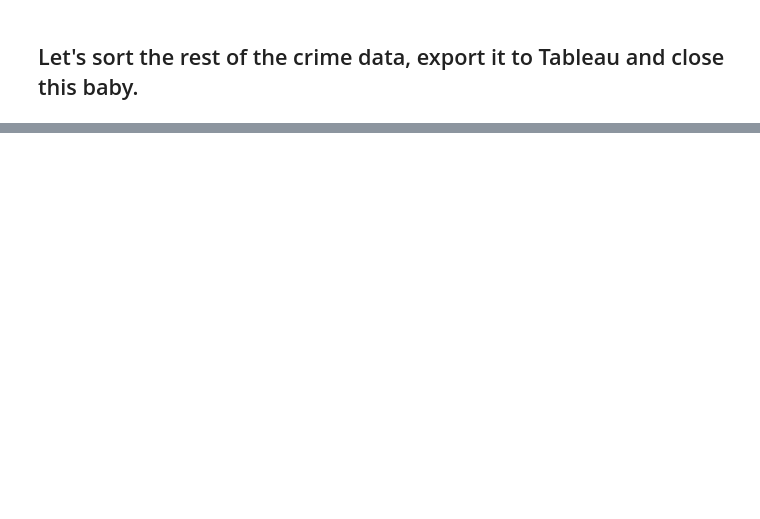
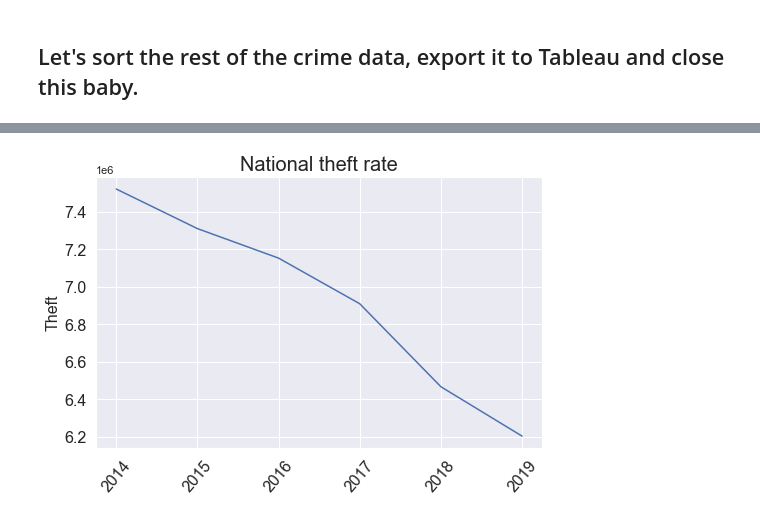
Before and after one commit to Cuiweiyi/CALEA_and_crime, a Jupyter notebook: notebook/Crime_and_Cost_Living.ipynb, the cells around one changed output, grey strips where cells are left out. Cells and saved outputs as stored; diff of their text form; code cells hidden in the pictures; blank space fills up the shorter version.

```diff
--- a/notebook/Crime_and_Cost_Living.ipynb
+++ b/notebook/Crime_and_Cost_Living.ipynb
@@ -622,0 +1620,3 @@ plt.show()
+# %%
+US_avg['Theft']=US_avg['Burglary']+US_avg['Larceny-theft']
+US_avg
@@ -622,0 +1631,14 @@ plt.show()
+# %%
+sns.set_theme(style="darkgrid")
+year_order=[2014,2015,2016,2017,2018,2019]
+sns.set(font_scale=1)
+sns.lineplot(x="Year", y="Theft", data=US_avg)
+
+plt.title('National theft rate', fontsize=20)
+plt.xticks(rotation=50, fontsize=16)
+plt.xlabel('', fontsize=0)
+plt.ylabel('Theft', fontsize=16)
+plt.yticks(fontsize=16)
+plt.gcf().set_size_inches(8,5)
+# %% [output]
+[figure, added]
```
Also changed, not shown: parts of 152 cells of this notebook.
